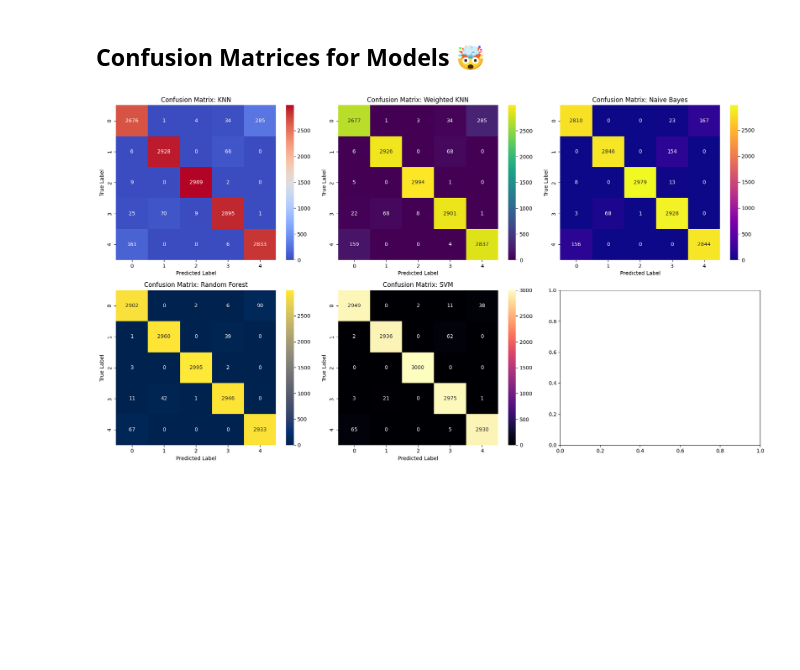
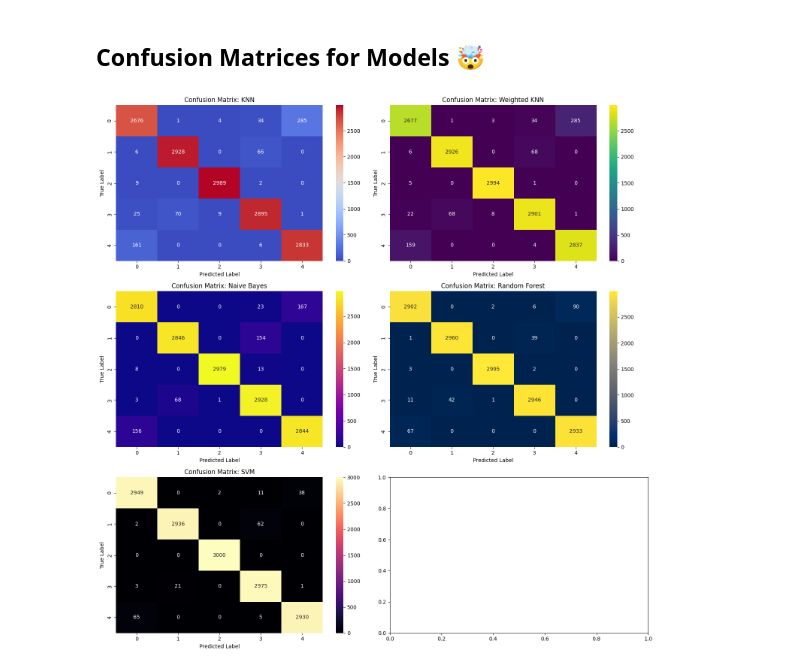
Before and after one commit to merttcetn/ML-PA1, a Jupyter notebook: assignment_1.ipynb, the cells around one changed output. Cells and saved outputs as stored; diff of their text form; code cells hidden in the pictures; blank space fills up the shorter version.

```diff
--- a/assignment_1.ipynb
+++ b/assignment_1.ipynb
@@ -768,19 +810,19 @@ plt.show()
 # %% [markdown]
 ## **Confusion Matrices for Models 🤯**
 # %%
-colormaps = ['coolwarm', 'viridis', 'plasma', 'cividis', 'magma', 'inferno', 'YlGnBu']
+color_maps = ['coolwarm', 'viridis', 'plasma', 'cividis', 'magma', 'inferno', 'YlGnBu']
 
-# Plot Confusion Matrices with different colors
-fig, axes = plt.subplots(2, 3, figsize=(18, 10))
+# Plot Confusion Matrices for Each Model
+fig, axes = plt.subplots(3, 2, figsize=(15, 15))
 axes = axes.ravel()
 
 for i, (model_name, model) in enumerate(results.items()):
-    sns.heatmap(model["Confusion Matrix"], annot=True, fmt="d", cmap=colormaps[i % len(colormaps)], ax=axes[i])
+    sns.heatmap(model["Confusion Matrix"], annot=True, fmt="d", cmap=color_maps[i % len(color_maps)], ax=axes[i])
     axes[i].set_title(f"Confusion Matrix: {model_name}")
     axes[i].set_xlabel("Predicted Label")
     axes[i].set_ylabel("True Label")
 
 plt.tight_layout()
 plt.show()
 # %% [output]
-[figure, old version]
+[figure, new version]
```
Also changed, not shown: parts of 10 cells of this notebook.
